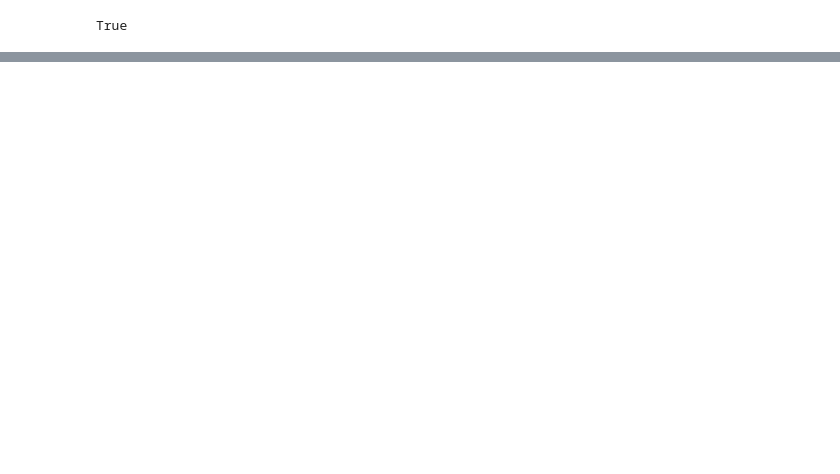
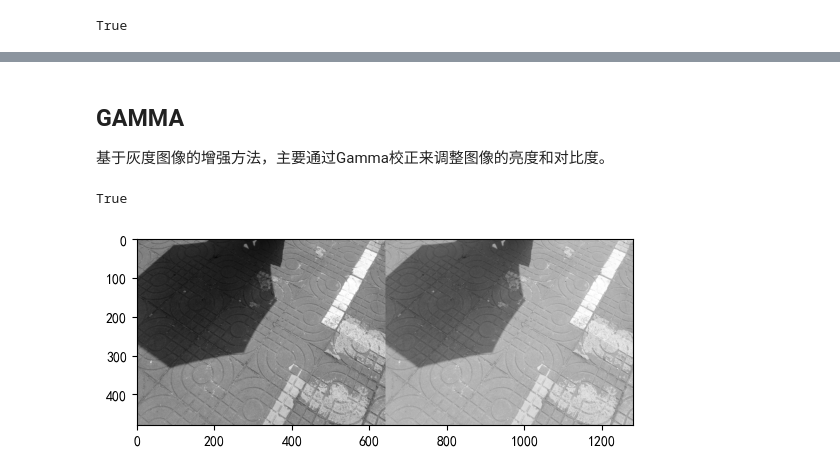
Before and after one commit to PattonLi/DIP-Project, a Jupyter notebook: _sources/tutorials/traditional-method.ipynb, the cells around one changed output, grey strips where cells are left out. Cells and saved outputs as stored; diff of their text form; code cells hidden in the pictures; blank space fills up the shorter version.

```diff
--- a/_sources/tutorials/traditional-method.ipynb
+++ b/_sources/tutorials/traditional-method.ipynb
@@ -117,0 +144,23 @@ True
+# %% [markdown]
+## GAMMA
+
+基于灰度图像的增强方法，主要通过Gamma校正来调整图像的亮度和对比度。
+# %%
+def method_v3(img):
+    img = cv2.cvtColor(img, cv2.COLOR_BGR2GRAY)
+
+    gamma = 0.6
+    res = np.power((img / 255.0), gamma) * 255
+    res = np.clip(res, 0, 255).astype(np.uint8)
+
+    img = np.hstack([img, res])
+
+    return img
+
+img = cv2.imread('../images/model-result/A-100-1.png', -1)
+img_output = method_v3(img)
+plt.imshow(img_output,cmap='gray')
+cv2.imwrite('../images/tradition/100-1-gamma.png', img_output)
+# %% [output]
+True
+[figure, added]
```
Also changed, not shown: parts of 19 cells of this notebook, 38 other files.
